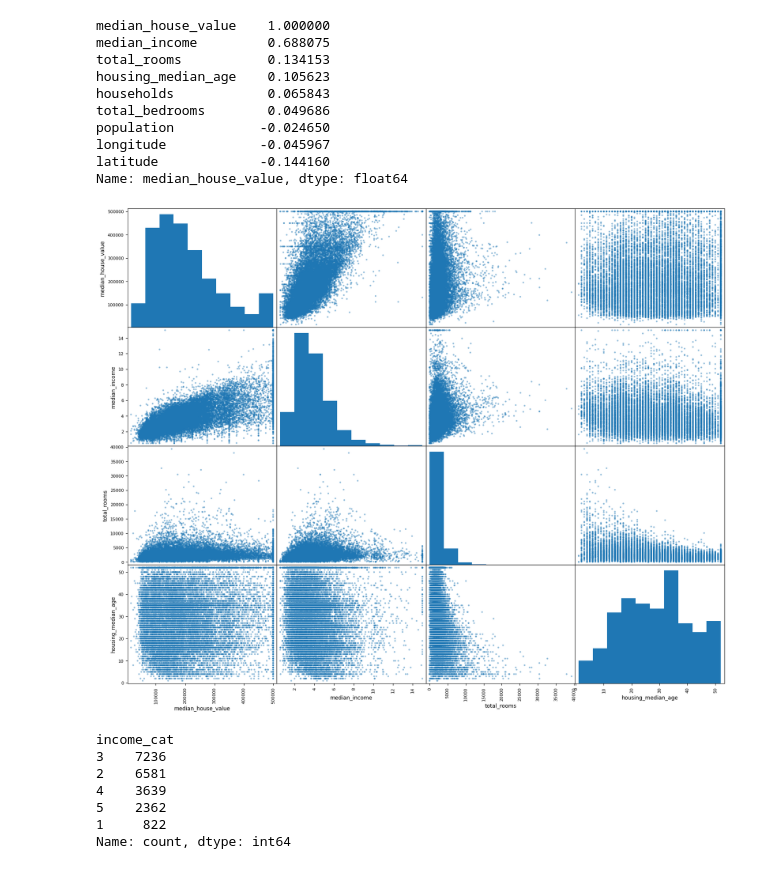
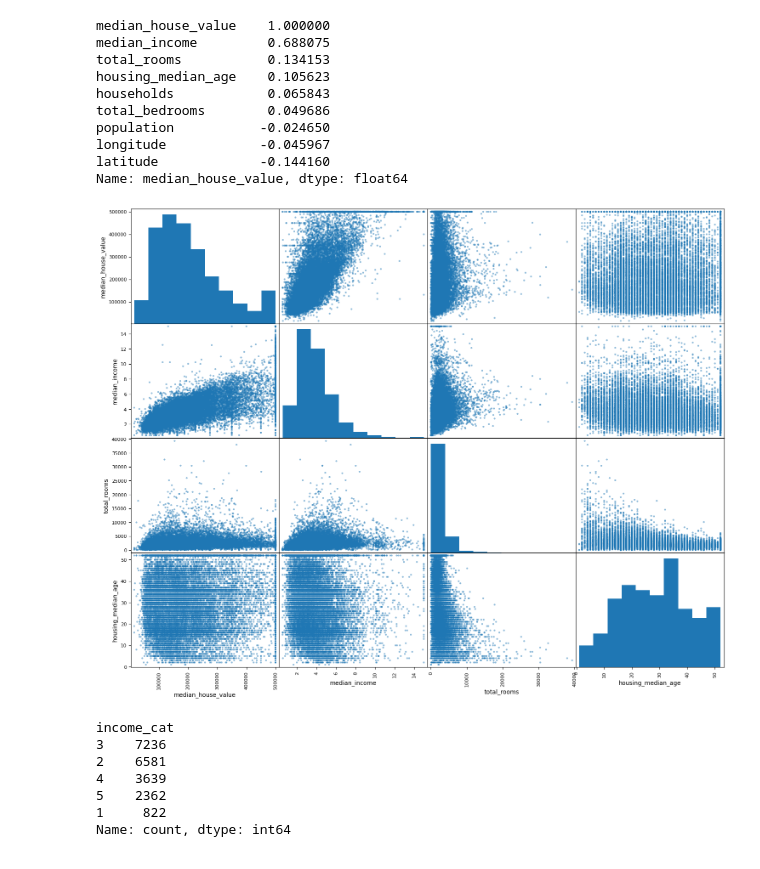
Before and after one commit to devinsomniac/HousePricePrediction, a Jupyter notebook: Chapter2/housing.ipynb, the cells around one changed output. Cells and saved outputs as stored; diff of their text form; code cells hidden in the pictures.

```diff
--- a/Chapter2/housing.ipynb
+++ b/Chapter2/housing.ipynb
@@ -78,10 +78,10 @@ latitude             -0.144160
 Name: median_house_value, dtype: float64
 # %%
 from pandas.plotting import scatter_matrix
-scatter_matrix(OriginalData[['median_house_value','median_income','total_rooms','housing_median_age']],figsize=(20,16))
+scatter_matrix(OriginalData[['median_house_value','median_income','total_rooms','housing_median_age']],figsize=(18,14))
 plt.show()
 # %% [output]
-[figure, old version]
+[figure, new version]
 # %%
 OriginalData['ocean_proximity'] = Ocean_Proximity
 # %%
```
Also changed, not shown: 1 other file.
